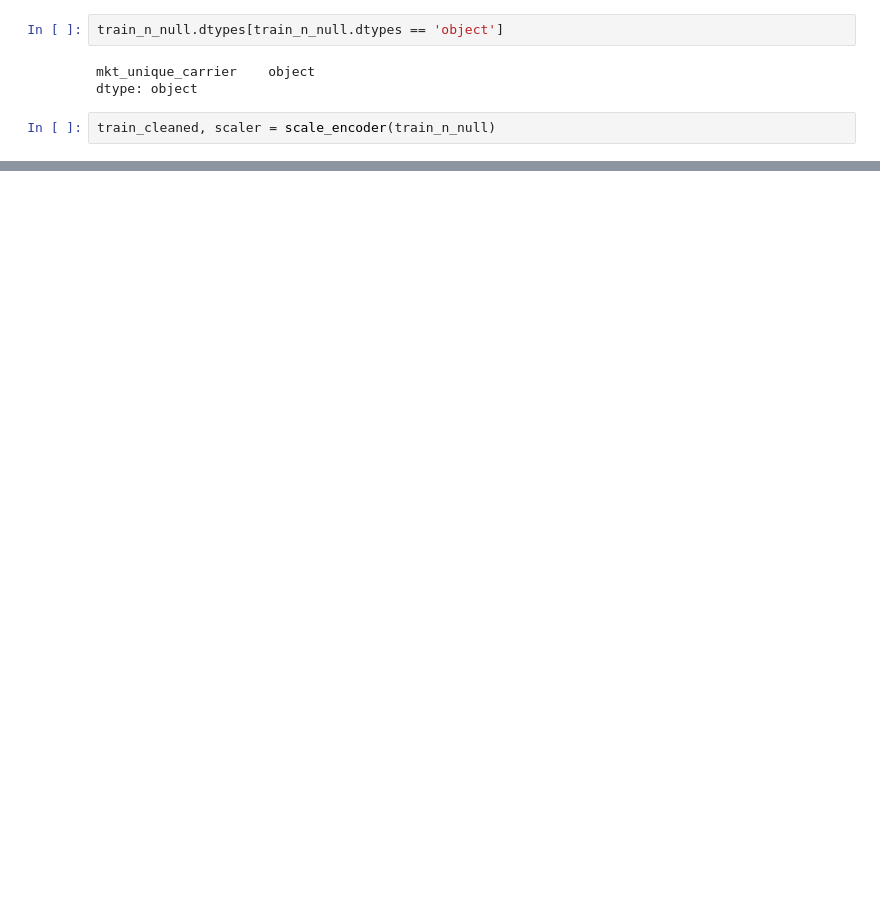
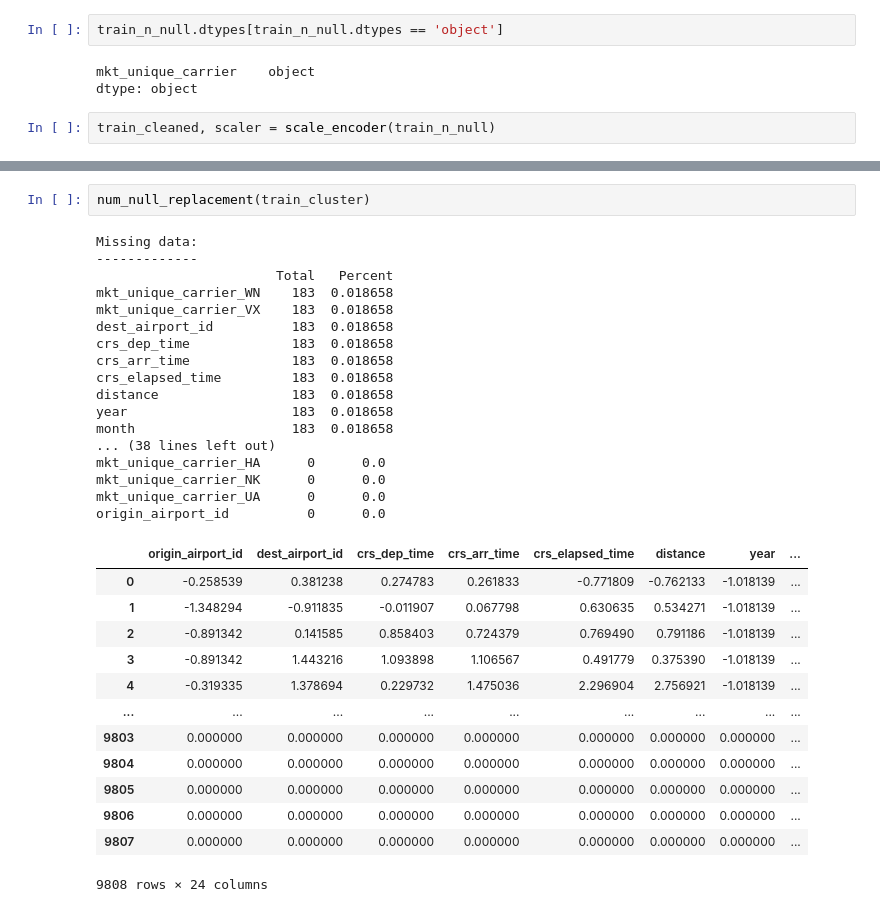
Before and after one commit to Zmek95/Flight_Delay_Predictor, a Jupyter notebook: f_engineering.ipynb, the cells around one changed output, grey strips where cells are left out. Cells and saved outputs as stored; diff of their text form; blank space fills up the shorter version.

```diff
--- a/f_engineering.ipynb
+++ b/f_engineering.ipynb
@@ -117,0 +208,33 @@ train_cleaned.to_csv('./data/train.csv')
+# %%
+num_null_replacement(train_cluster)
+# %% [output]
+Missing data:
+-------------
+                       Total   Percent
+mkt_unique_carrier_WN    183  0.018658
+mkt_unique_carrier_VX    183  0.018658
+dest_airport_id          183  0.018658
+crs_dep_time             183  0.018658
+crs_arr_time             183  0.018658
+crs_elapsed_time         183  0.018658
+distance                 183  0.018658
+year                     183  0.018658
+month                    183  0.018658
+... (38 lines left out)
+mkt_unique_carrier_HA      0      0.0
+mkt_unique_carrier_NK      0      0.0
+mkt_unique_carrier_UA      0      0.0
+origin_airport_id          0      0.0
+|  | origin_airport_id | dest_airport_id | crs_dep_time | crs_arr_time | crs_elapsed_time | distance | year | ... |
+| 0 | -0.258539 | 0.381238 | 0.274783 | 0.261833 | -0.771809 | -0.762133 | -1.018139 | ... |
+| 1 | -1.348294 | -0.911835 | -0.011907 | 0.067798 | 0.630635 | 0.534271 | -1.018139 | ... |
+| 2 | -0.891342 | 0.141585 | 0.858403 | 0.724379 | 0.769490 | 0.791186 | -1.018139 | ... |
+| 3 | -0.891342 | 1.443216 | 1.093898 | 1.106567 | 0.491779 | 0.375390 | -1.018139 | ... |
+| 4 | -0.319335 | 1.378694 | 0.229732 | 1.475036 | 2.296904 | 2.756921 | -1.018139 | ... |
+| ... | ... | ... | ... | ... | ... | ... | ... | ... |
+| 9803 | 0.000000 | 0.000000 | 0.000000 | 0.000000 | 0.000000 | 0.000000 | 0.000000 | ... |
+| 9804 | 0.000000 | 0.000000 | 0.000000 | 0.000000 | 0.000000 | 0.000000 | 0.000000 | ... |
+| 9805 | 0.000000 | 0.000000 | 0.000000 | 0.000000 | 0.000000 | 0.000000 | 0.000000 | ... |
+| 9806 | 0.000000 | 0.000000 | 0.000000 | 0.000000 | 0.000000 | 0.000000 | 0.000000 | ... |
+| 9807 | 0.000000 | 0.000000 | 0.000000 | 0.000000 | 0.000000 | 0.000000 | 0.000000 | ... |
+9808 rows × 24 columns
```
Also changed, not shown: parts of 21 cells of this notebook, 3 other files.
